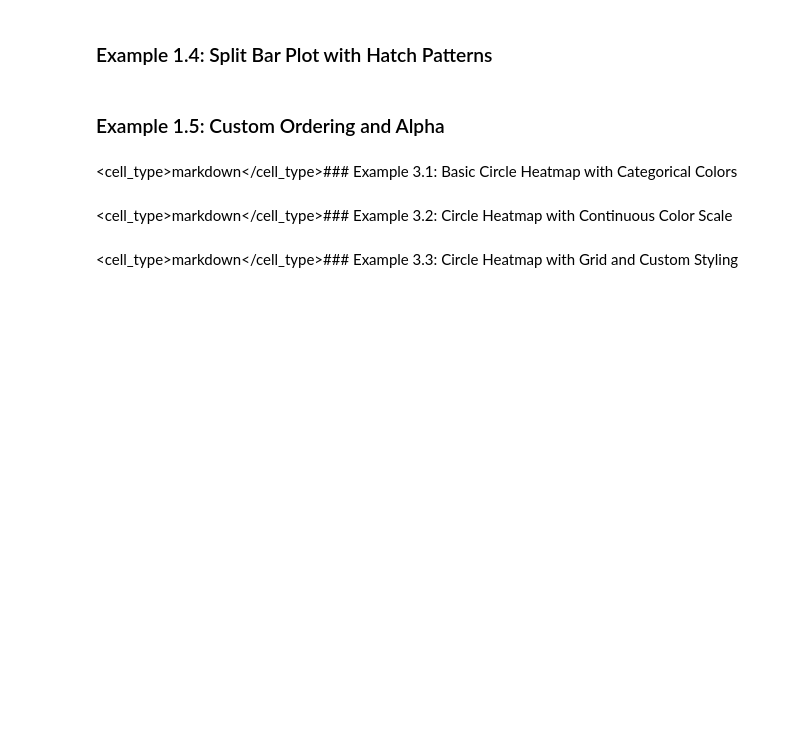
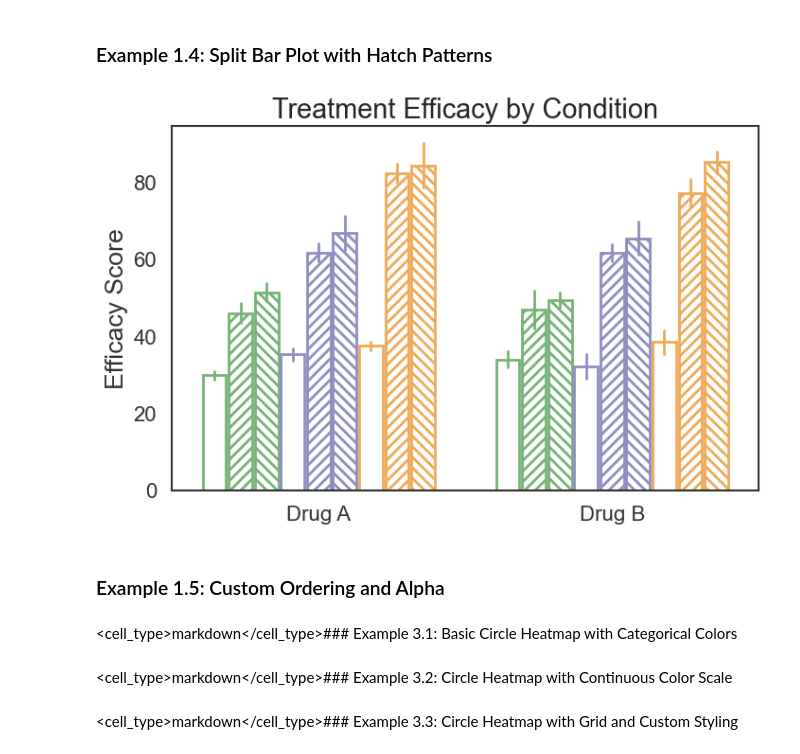
Before and after one commit to jorgebotas/prettyplot, a Jupyter notebook: examples.ipynb, the cells around one changed output. Cells and saved outputs as stored; diff of their text form; code cells hidden in the pictures; blank space fills up the shorter version.

Commit message:
Finally solved barplot with hue and hatching! :tada: \n In next PR we will take care of the legends for all plots

```diff
--- a/examples.ipynb
+++ b/examples.ipynb
@@ -113,41 +506,46 @@ plt.show()
 np.random.seed(456)
 split_data = pd.DataFrame({
     'condition': np.repeat(['Low', 'Medium', 'High'], 30),
-    'treatment': np.tile(np.repeat(['Placebo', 'Drug A', 'Drug B'], 10), 3),
+    'sample': np.tile(np.repeat(['Sample 1', 'Sample 2', 'Sample 3'], 10), 3),
+    'treatment': np.tile(np.repeat(['Drug A', 'Drug B'], 3), 15),
     'efficacy': np.concatenate([
         # Low
         np.random.normal(30, 5, 10),  # Placebo
         np.random.normal(45, 6, 10),  # Drug A
         np.random.normal(50, 7, 10),  # Drug B
         # Medium
         np.random.normal(35, 5, 10),  # Placebo
         np.random.normal(60, 8, 10),  # Drug A
         np.random.normal(68, 9, 10),  # Drug B
         # High
         np.random.normal(38, 5, 10),  # Placebo
         np.random.normal(75, 10, 10), # Drug A
         np.random.normal(85, 12, 10), # Drug B
     ])
 })
 
 # Create split bar plot with hatch patterns
 fig, ax = pp.barplot(
     data=split_data,
-    x='condition',
+    x='treatment',
     y='efficacy',
     hue='condition',
-    split='treatment',
+    hatch='sample',
     title='Treatment Efficacy by Condition',
-    xlabel='Condition',
     ylabel='Efficacy Score',
     errorbar='se',
-    capsize=0.1,
-    hatch_mapping={'Placebo': '', 'Drug A': '///', 'Drug B': '\\\\\\'},
-    palette={'Low': '#FFB6B9', 'Medium': '#FEC8D8', 'High': '#957DAD'},
-    figsize=(8, 5)
+    alpha=1,
+    # hatch_mapping={'Drug A': '.', 'Drug B': '/'},
+    # hatch_mapping={'Low': '', 'Medium': '.', 'High': '/'},
+    # palette={'Low': 'red', 'Medium': 'green', 'High': 'blue'},
+    # palette={'Drug A': 'red', 'Drug B': 'blue'},
+    figsize=(8, 5),
+    # hue_order=['Low', 'Medium', 'High']
 )
 
 plt.show()
+# %% [output]
+[figure, added]
 # %% [markdown]
 ### Example 1.5: Custom Ordering and Alpha
 # %%
```
Also changed, not shown: parts of 2 cells of this notebook, 6 other files.
